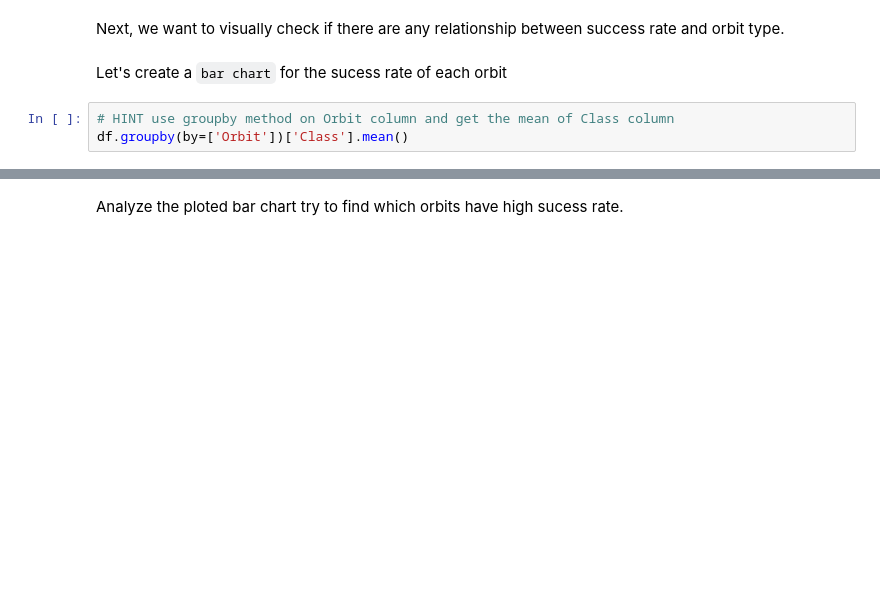
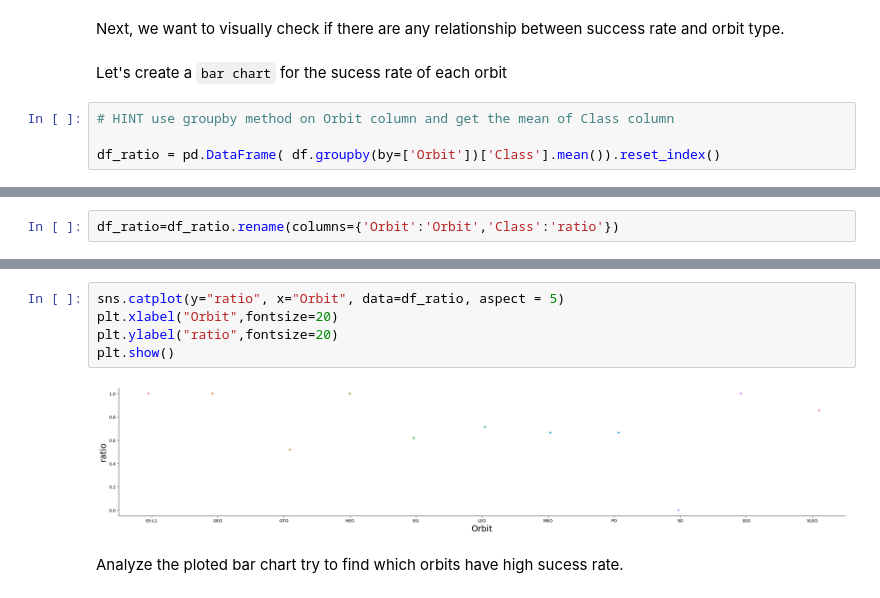
Before and after one commit to zeushera140/testrepo, a Jupyter notebook: jupyter-labs-eda-dataviz.ipynb, the cells around one changed output, grey strips where cells are left out. Cells and saved outputs as stored; diff of their text form; blank space fills up the shorter version.

```diff
--- a/jupyter-labs-eda-dataviz.ipynb
+++ b/jupyter-labs-eda-dataviz.ipynb
@@ -119,4 +119,5 @@ Next, we want to visually check if there are any relationship between success ra
 Let's create a `bar chart` for the sucess rate of each orbit
 # %%
 # HINT use groupby method on Orbit column and get the mean of Class column
-df.groupby(by=['Orbit'])['Class'].mean()
+
+df_ratio = pd.DataFrame( df.groupby(by=['Orbit'])['Class'].mean()).reset_index()
@@ -136,0 +124,2 @@ Name: Class, dtype: float64
+# %%
+df_ratio=df_ratio.rename(columns={'Orbit':'Orbit','Class':'ratio'})
@@ -137,3 +141,10 @@ Name: Class, dtype: float64
+# %%
+sns.catplot(y="ratio", x="Orbit", data=df_ratio, aspect = 5)
+plt.xlabel("Orbit",fontsize=20)
+plt.ylabel("ratio",fontsize=20)
+plt.show()
+# %% [output]
+[figure, added]
 # %% [markdown]
 Analyze the ploted bar chart try to find which orbits have high sucess rate.
 # %% [markdown]
```
Also changed, not shown: parts of 7 cells of this notebook.
